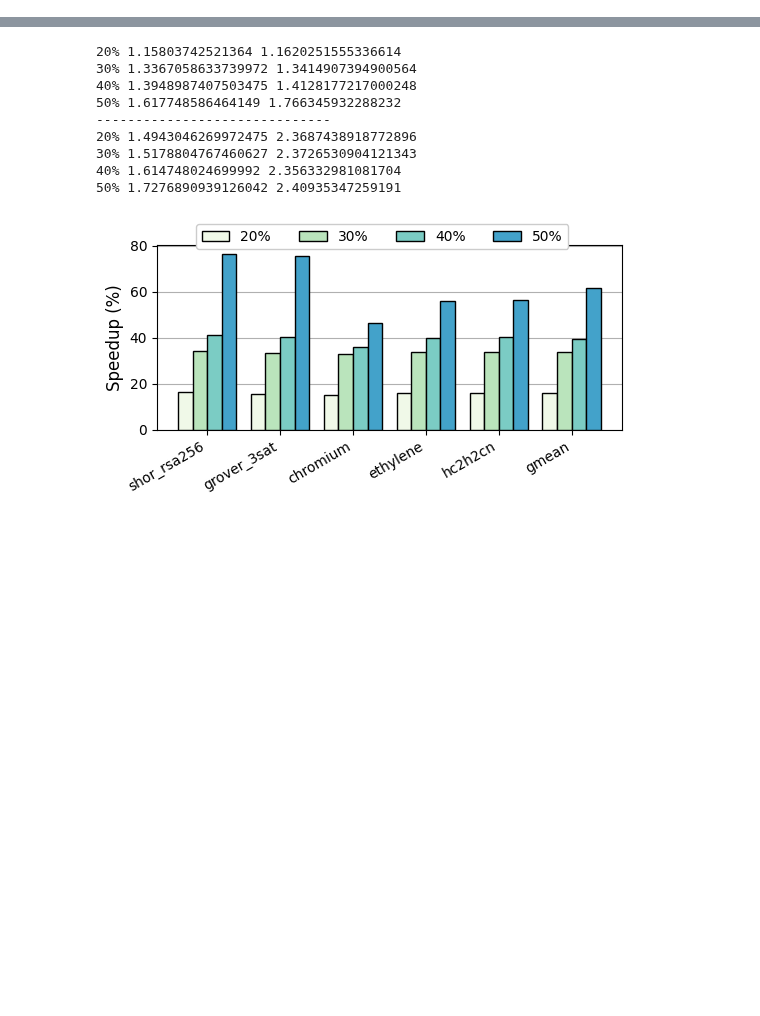
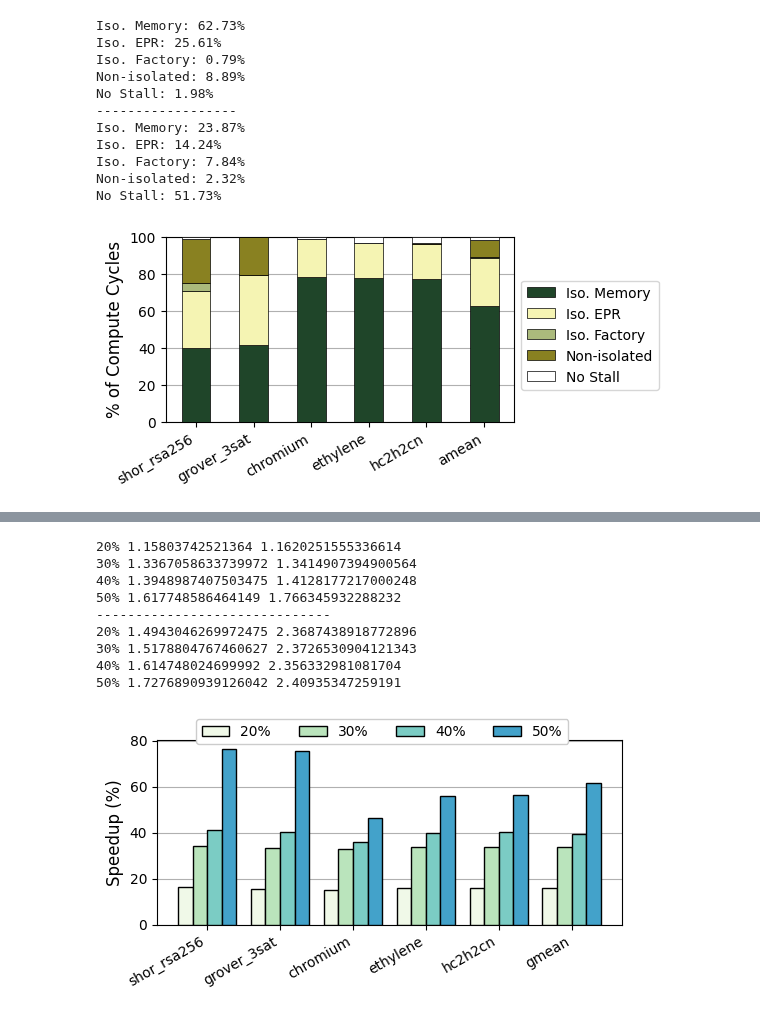
Before and after one commit to suhaskvittal/quicksilver, a Jupyter notebook: scripts/plotting.ipynb, the cells around one changed output, grey strips where cells are left out. Cells and saved outputs as stored; diff of their text form; code cells hidden in the pictures; blank space fills up the shorter version.

```diff
--- a/scripts/plotting.ipynb
+++ b/scripts/plotting.ipynb
@@ -382,0 +470,80 @@ hc3h2cn_288---------------------
+# %%
+'''
+    Stall breakdown
+'''
+
+def plot_stall_breakdown(ax,
+                         benchmark_list: list[str],
+                         benchmark_ticks: list[str],
+                         config: dict):
+    categories = ['Iso. Memory', 'Iso. EPR', 'Iso. Factory', 'Non-isolated', 'No Stall']
+    cat_colors = [C1, C2, C3, C4, 'white']
+
+    n_benchmarks = len(benchmark_list)
+    benchmark_x = np.arange(n_benchmarks + 1)
+    ticks = [*benchmark_ticks, 'amean']
+    width = 0.5
+
+    all_fracs = np.zeros((n_benchmarks, len(categories)))
+
+    for (bi, b) in enumerate(benchmark_list):
+        total_cycles = float(_nested_dict_access(config[b], 'TOTAL_SIMULATION_CYCLES'))
+        iso_mem      = float(_nested_dict_access(config[b], 'ISOLATED_MEMORY_STALLS'))
+        iso_epr      = float(_nested_dict_access(config[b], 'ISOLATED_EPR_STALLS'))
+        iso_fact     = float(_nested_dict_access(config[b], 'ISOLATED_MAGIC_STATE_STALLS'))
+        total_stalls = float(_nested_dict_access(config[b], 'TOTAL_STALLS'))
+
+        non_iso  = total_stalls - iso_mem - iso_epr - iso_fact
+        no_stall = total_cycles - total_stalls
+
+        all_fracs[bi] = np.array([iso_mem, iso_epr, iso_fact, non_iso, no_stall]) / total_cycles * 100
+
+    # append arithmetic mean
+    mean_fracs = all_fracs.mean(axis=0)
+    all_fracs = np.vstack([all_fracs, mean_fracs])
+
+    for (ci, cat) in enumerate(categories):
+        print(f'{cat}: {mean_fracs[ci]:.2f}%')
+
+    for bi in range(n_benchmarks + 1):
+        bottom = 0.0
+        for (ci, cat) in enumerate(categories):
+            label = cat if bi == 0 else None
+            ax.bar(benchmark_x[bi], all_fracs[bi, ci], width, bottom=bottom,
+                   color=cat_colors[ci], edgecolor='k', linewidth=0.5,
+                   zorder=3, label=label)
+            bottom += all_fracs[bi, ci]
+
+    ax.set_ylabel('% of Compute Cycles', fontsize=12)
+    ax.set_ylim(0, 100)
+    ax.set_xticks(benchmark_x, ticks, rotation=30, ha='right', fontsize=10)
+    ax.grid(visible=True, axis='y', zorder=0)
+    ax.legend(fontsize=10, ncols=1, loc='upper left', bbox_to_anchor=(1.0, 0.8))
+
+eif = aggregate_stats_by_policy(f'{STATS_FOLDER}/simulation_results/eif_a12')
+hint = aggregate_stats_by_policy(f'{STATS_FOLDER}/simulation_results/hint_a12')
+
+fig, ax = plt.subplots()
+fig.set_size_inches(4.5, 2.4)
+plot_stall_breakdown(ax, BENCHMARKS, TICKS, eif)
+plt.savefig(f'{PLOT_FOLDER}/v{VERSION}_eif_stall_breakdown.pdf', bbox_inches='tight')
+
+print('------------------')
+
+fig, ax = plt.subplots()
+fig.set_size_inches(4.5, 2.4)
+plot_stall_breakdown(ax, BENCHMARKS, TICKS, hint)
+plt.savefig(f'{PLOT_FOLDER}/v{VERSION}_hint_stall_breakdown.pdf', bbox_inches='tight')
+# %% [output]
+Iso. Memory: 62.73%
+Iso. EPR: 25.61%
+Iso. Factory: 0.79%
+Non-isolated: 8.89%
+No Stall: 1.98%
+------------------
+Iso. Memory: 23.87%
+Iso. EPR: 14.24%
+Iso. Factory: 7.84%
+Non-isolated: 2.32%
+No Stall: 51.73%
+[figure, added]
```
Also changed, not shown: parts of 15 cells of this notebook, 5 other files.
